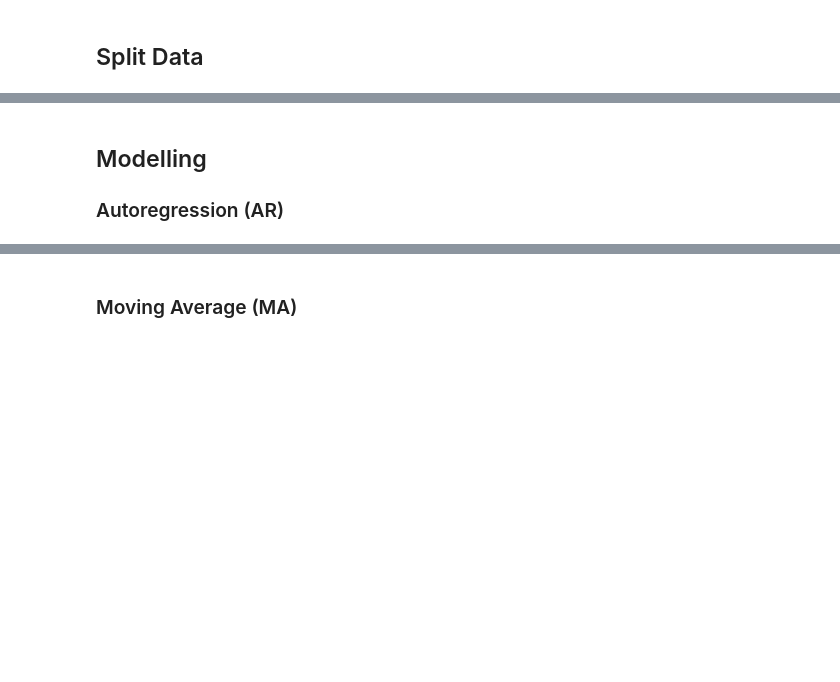
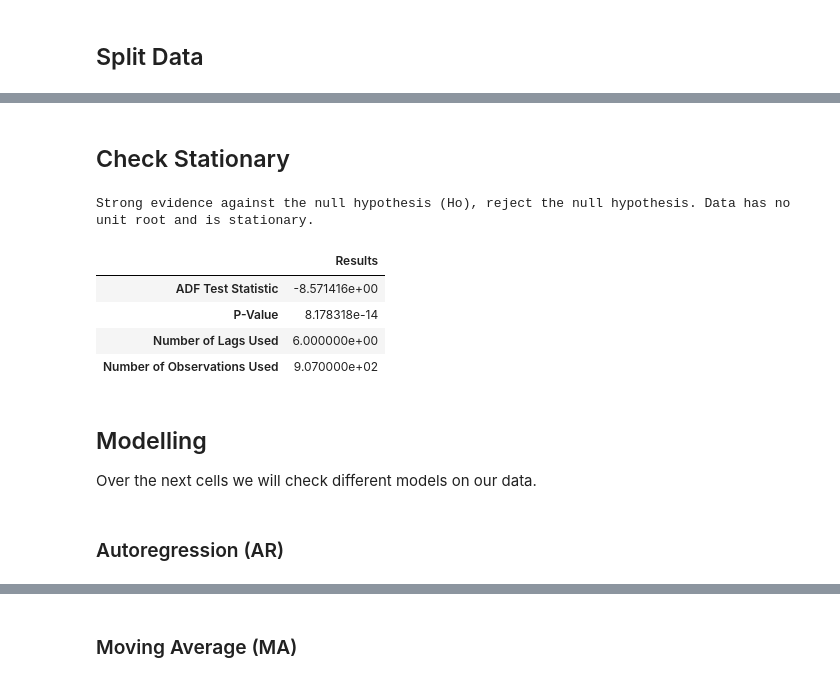
Before and after one commit to matheusccouto/superstore-api, a Jupyter notebook: notebooks/2-matheusccouto-model-selection.ipynb, the cells around one changed output, grey strips where cells are left out. Drawn from its saved outputs; the diff is of its cells as text; code cells hidden in the pictures; blank space fills up the shorter version.

```diff
--- a/notebooks/2-matheusccouto-model-selection.ipynb
+++ b/notebooks/2-matheusccouto-model-selection.ipynb
@@ -31,8 +31,9 @@ data = pd.read_csv(
     os.path.join(PROCESSED_DATA_FOLDER, DATASET_FILE_NAME),
     index_col="Order Date",
     parse_dates=["Order Date"],
-    )
+    )["Sales"]
 print(f"Number of rows = {data.shape[0]}")
+
 data.head()
 # %% [output]
 Number of rows = 1237
@@ -61,3 +71,28 @@ test = data[data.index > split_point]
+# %% [markdown]
+## Check Stationary
+# %%
+from statsmodels.tsa.stattools import adfuller
+
+labels = ['ADF Test Statistic', 'P-Value','Number of Lags Used','Number of Observations Used']
+results = adfuller(train)
+
+results = pd.DataFrame({label: result for label, result in zip(labels, results)}, index=["Results"])
+
+if results["P-Value"][0] <= 0.05:
+    print("Strong evidence against the null hypothesis (Ho), reject the null hypothesis. Data has no unit root and is stationary.")
+else:
+    print("Weak evidence against null hypothesis, time series has a unit root, indicating it is non-stationary.")
+
+results.transpose()
+# %% [output]
+Strong evidence against the null hypothesis (Ho), reject the null hypothesis. Data has no unit root and is stationary.
+|  | Results |
+| ADF Test Statistic | -8.571416e+00 |
+| P-Value | 8.178318e-14 |
+| Number of Lags Used | 6.000000e+00 |
+| Number of Observations Used | 9.070000e+02 |
+# %% [markdown]
+## Modelling
+Over the next cells we will check different models on our data.
 # %% [markdown]
-## Modelling
 ### Autoregression (AR)
```
Also changed, not shown: parts of 4 cells of this notebook, 1 other file.
